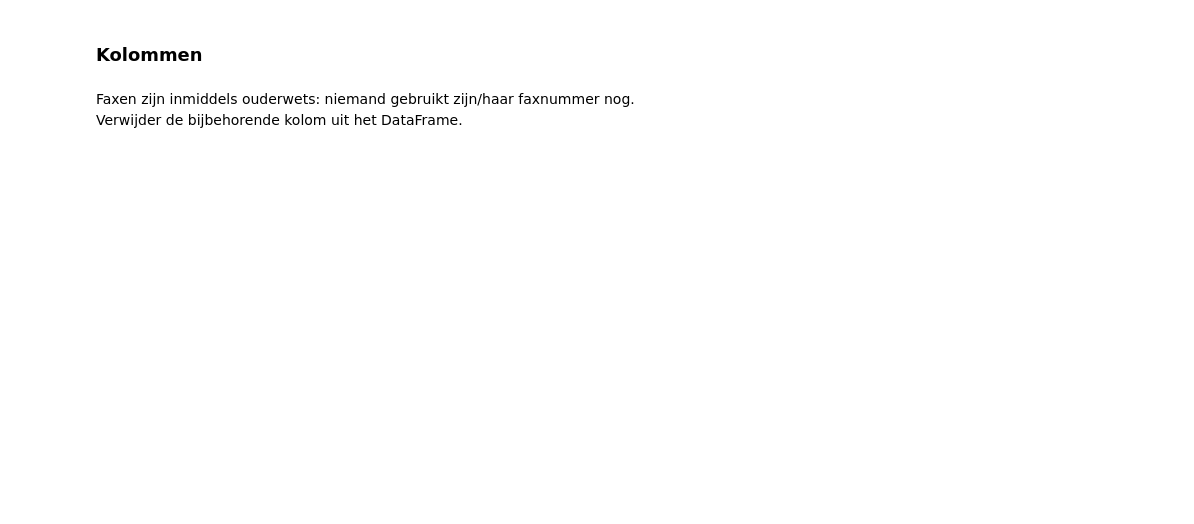
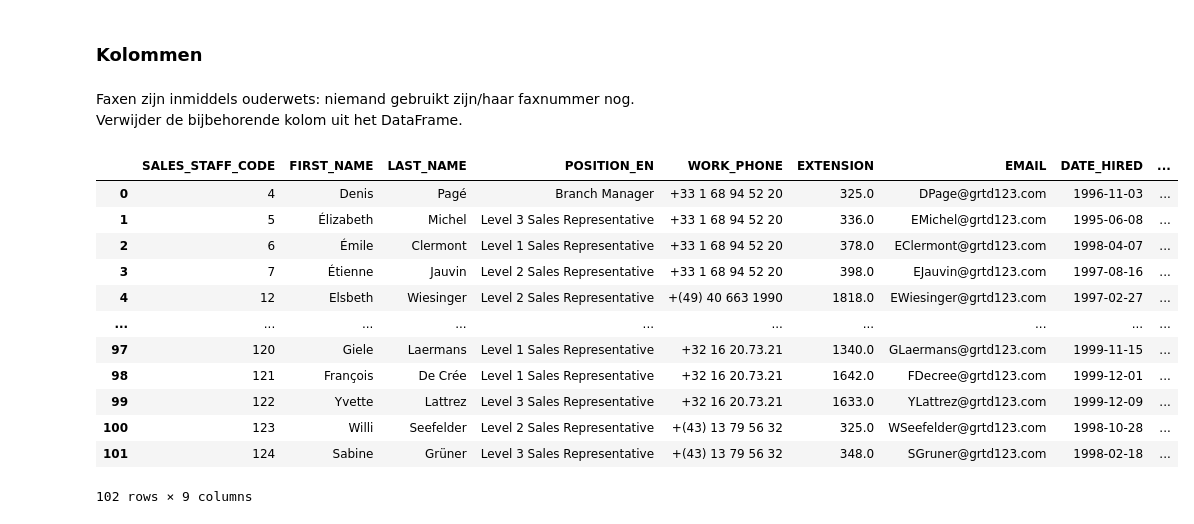
Before and after one commit to Alexanderdeweger/DEAI_portfolio, a Jupyter notebook: Week1/1.1/OpdrachtenAlexander.ipynb, the cells around one changed output. Drawn from its saved outputs; the diff is of its cells as text; code cells hidden in the pictures; blank space fills up the shorter version.

```diff
--- a/OpdrachtenAlexander.ipynb
+++ b/Week1/1.1/OpdrachtenAlexander.ipynb
@@ -809,3 +813,21 @@ Verwijder de bijbehorende rijen uit het DataFrame. Gebruik slechts één keer de
 # %% [markdown]
 Faxen zijn inmiddels ouderwets: niemand gebruikt zijn/haar faxnummer nog.<br>
 Verwijder de bijbehorende kolom uit het DataFrame.
+# %%
+sales_staff = pd.read_sql_query("SELECT * FROM sales_staff", conn)
+sales_staff.drop(columns="FAX", inplace=True)
+sales_staff
+# %% [output]
+|  | SALES_STAFF_CODE | FIRST_NAME | LAST_NAME | POSITION_EN | WORK_PHONE | EXTENSION | EMAIL | DATE_HIRED | ... |
+| 0 | 4 | Denis | Pagé | Branch Manager | +33 1 68 94 52 20 | 325.0 | DPage@grtd123.com | 1996-11-03 | ... |
+| 1 | 5 | Élizabeth | Michel | Level 3 Sales Representative | +33 1 68 94 52 20 | 336.0 | EMichel@grtd123.com | 1995-06-08 | ... |
+| 2 | 6 | Émile | Clermont | Level 1 Sales Representative | +33 1 68 94 52 20 | 378.0 | EClermont@grtd123.com | 1998-04-07 | ... |
+| 3 | 7 | Étienne | Jauvin | Level 2 Sales Representative | +33 1 68 94 52 20 | 398.0 | EJauvin@grtd123.com | 1997-08-16 | ... |
+| 4 | 12 | Elsbeth | Wiesinger | Level 2 Sales Representative | +(49) 40 663 1990 | 1818.0 | EWiesinger@grtd123.com | 1997-02-27 | ... |
+| ... | ... | ... | ... | ... | ... | ... | ... | ... | ... |
+| 97 | 120 | Giele | Laermans | Level 1 Sales Representative | +32 16 20.73.21 | 1340.0 | GLaermans@grtd123.com | 1999-11-15 | ... |
+| 98 | 121 | François | De Crée | Level 1 Sales Representative | +32 16 20.73.21 | 1642.0 | FDecree@grtd123.com | 1999-12-01 | ... |
+| 99 | 122 | Yvette | Lattrez | Level 3 Sales Representative | +32 16 20.73.21 | 1633.0 | YLattrez@grtd123.com | 1999-12-09 | ... |
+| 100 | 123 | Willi | Seefelder | Level 2 Sales Representative | +(43) 13 79 56 32 | 325.0 | WSeefelder@grtd123.com | 1998-10-28 | ... |
+| 101 | 124 | Sabine | Grüner | Level 3 Sales Representative | +(43) 13 79 56 32 | 348.0 | SGruner@grtd123.com | 1998-02-18 | ... |
+102 rows × 9 columns
```
Also changed, not shown: parts of 10 cells of this notebook, 11 other files.
